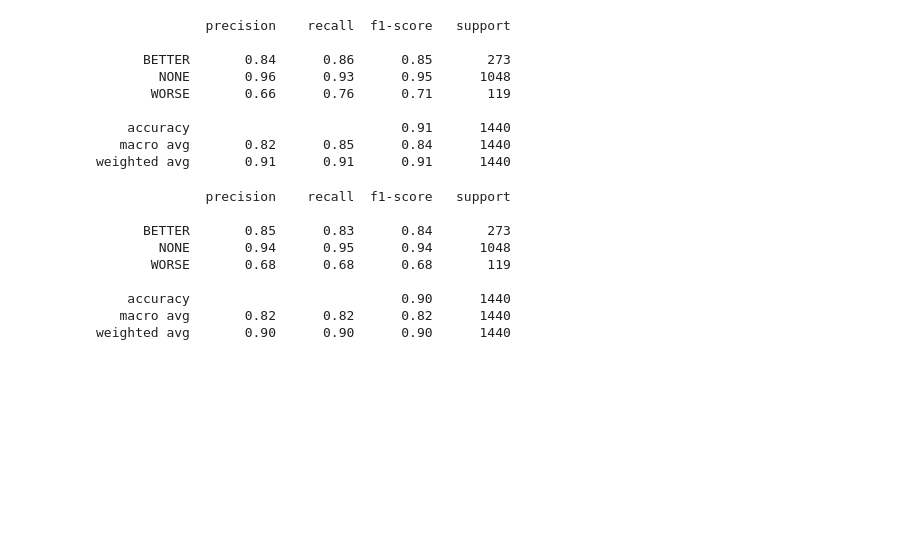
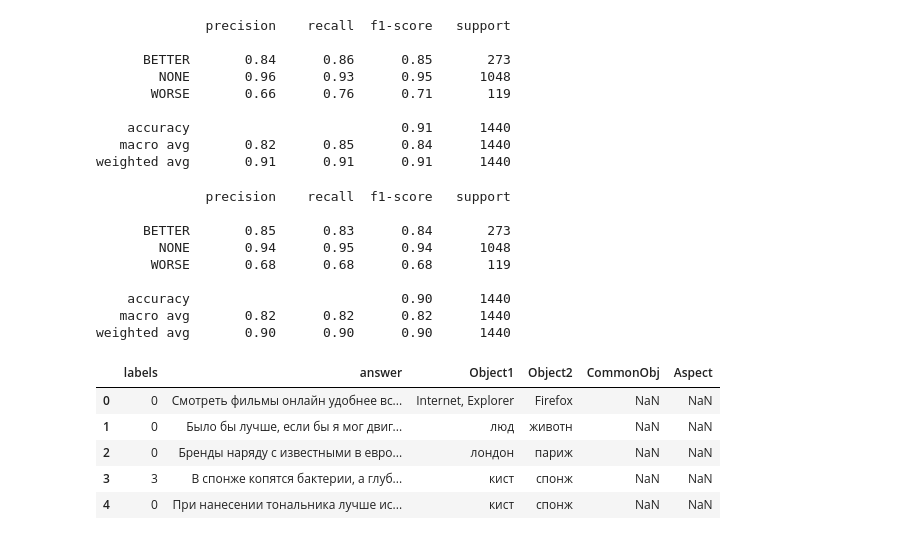
Before and after one commit to L0nn0/ratio24-new-cam, a Jupyter notebook: code/sent_stance_classifier.ipynb, the cells around one changed output. Cells and saved outputs as stored; diff of their text form; code cells hidden in the pictures; blank space fills up the shorter version.

```diff
--- a/code/sent_stance_classifier.ipynb
+++ b/code/sent_stance_classifier.ipynb
@@ -176,0 +179,15 @@ weighted avg       0.90      0.90      0.90      1440
+# %%
+import pandas as pd
+
+df_train = pd.read_csv('gdrive/MyDrive/data/comparg_train.tsv', sep='\t', encoding='utf-8')
+df_test = pd.read_csv('gdrive/MyDrive/data/ru_sentences_with_objs.tsv', sep='\t', encoding='utf-8')
+df_test = df_test.rename(columns={"text": "answer", "tag": "labels"})
+df_test["labels"].replace({"NONE": 0, "BETTER": 2, "WORSE": 3}, inplace=True)
+df_test.head()
+# %% [output]
+|  | labels | answer | Object1 | Object2 | CommonObj | Aspect |
+| 0 | 0 | Смотреть фильмы онлайн удобнее вс... | Internet, Explorer | Firefox | NaN | NaN |
+| 1 | 0 | Было бы лучше, если бы я мог двиг... | люд | животн | NaN | NaN |
+| 2 | 0 | Бренды наряду с известными в евро... | лондон | париж | NaN | NaN |
+| 3 | 3 | В спонже копятся бактерии, а глуб... | кист | спонж | NaN | NaN |
+| 4 | 0 | При нанесении тональника лучше ис... | кист | спонж | NaN | NaN |
```
Also changed, not shown: parts of 12 cells of this notebook.
